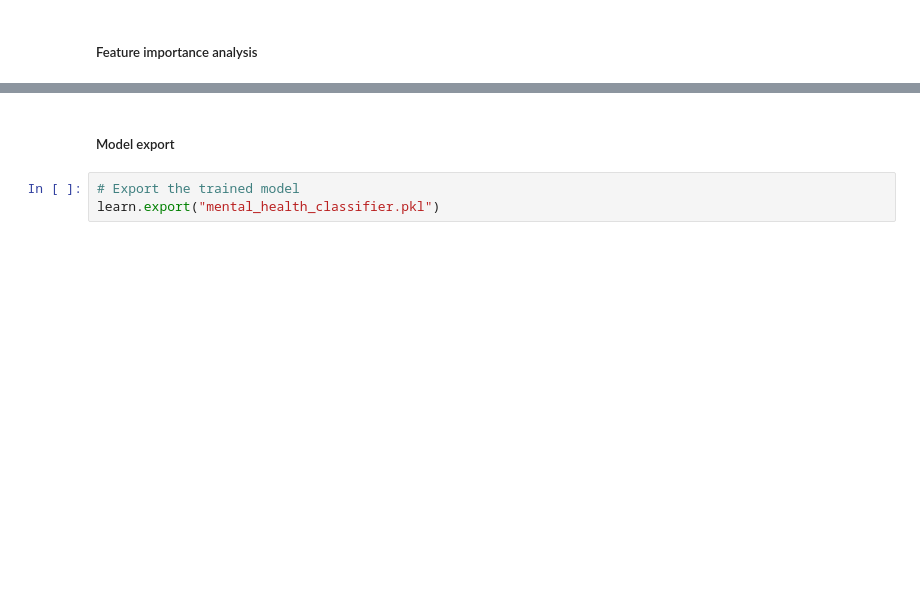
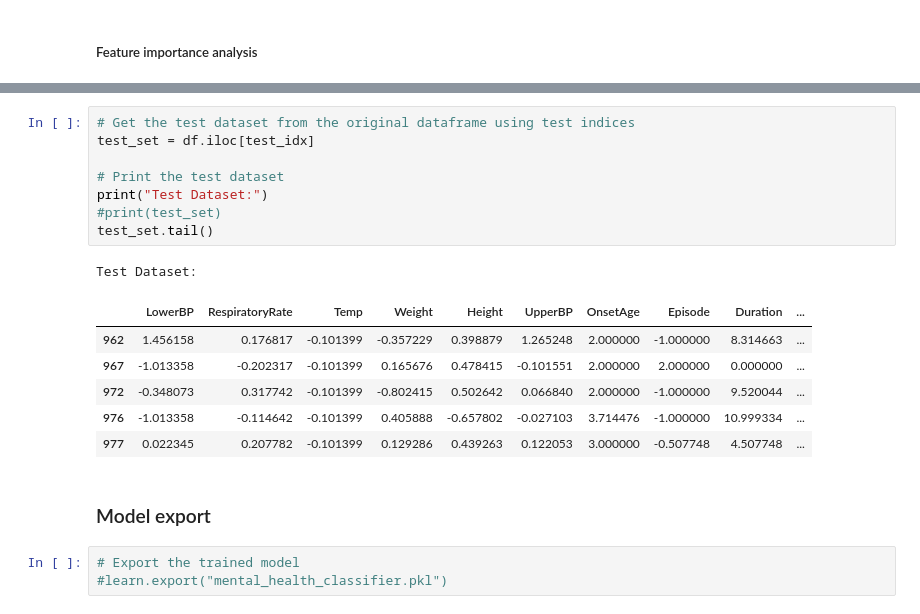
Before and after one commit to vijanipiyawardana/MentalHealthAnalysisPlatform, a Jupyter notebook: notebooks/mental_health_analysis.ipynb, the cells around one changed output, grey strips where cells are left out. Cells and saved outputs as stored; diff of their text form; blank space fills up the shorter version.

```diff
--- a/notebooks/mental_health_analysis.ipynb
+++ b/notebooks/mental_health_analysis.ipynb
@@ -606,5 +669,21 @@ learn.show_results()
+# %%
+# Get the test dataset from the original dataframe using test indices
+test_set = df.iloc[test_idx]
+
+# Print the test dataset
+print("Test Dataset:")
+#print(test_set)
+test_set.tail()
+# %% [output]
+Test Dataset:
+|  | LowerBP | RespiratoryRate | Temp | Weight | Height | UpperBP | OnsetAge | Episode | Duration | ... |
+| 962 | 1.456158 | 0.176817 | -0.101399 | -0.357229 | 0.398879 | 1.265248 | 2.000000 | -1.000000 | 8.314663 | ... |
+| 967 | -1.013358 | -0.202317 | -0.101399 | 0.165676 | 0.478415 | -0.101551 | 2.000000 | 2.000000 | 0.000000 | ... |
+| 972 | -0.348073 | 0.317742 | -0.101399 | -0.802415 | 0.502642 | 0.066840 | 2.000000 | -1.000000 | 9.520044 | ... |
+| 976 | -1.013358 | -0.114642 | -0.101399 | 0.405888 | -0.657802 | -0.027103 | 3.714476 | -1.000000 | 10.999334 | ... |
+| 977 | 0.022345 | 0.207782 | -0.101399 | 0.129286 | 0.439263 | 0.122053 | 3.000000 | -0.507748 | 4.507748 | ... |
 # %% [markdown]
-##### Model export
+### Model export
 # %%
 # Export the trained model
-learn.export("mental_health_classifier.pkl")
+#learn.export("mental_health_classifier.pkl")
```
Also changed, not shown: parts of 15 cells of this notebook.
